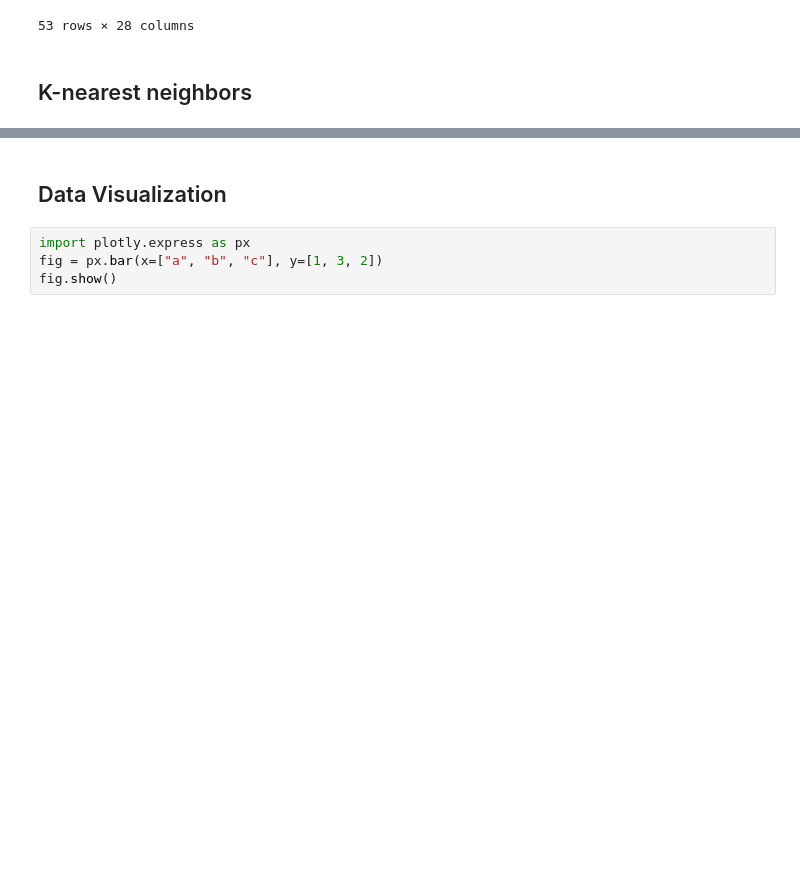
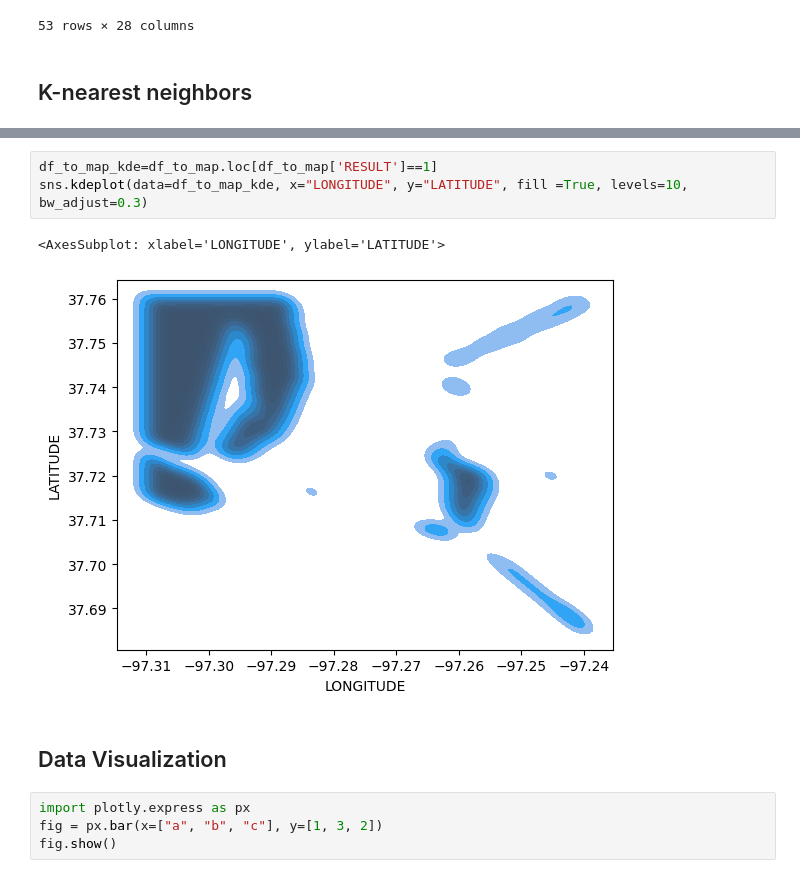
Before and after one commit to MarshallMor/Data-Science-Project, a Jupyter notebook: Group 5 Milestone 2.ipynb, the cells around one changed output, grey strips where cells are left out. Saved outputs shown, nothing was run; the diff lists cells and outputs as text; blank space fills up the shorter version.

```diff
--- a/Group 5 Milestone 2.ipynb
+++ b/Group 5 Milestone 2.ipynb
@@ -276,3 +392,9 @@ apartments_geolocation
+# %%
+df_to_map_kde=df_to_map.loc[df_to_map['RESULT']==1]
+sns.kdeplot(data=df_to_map_kde, x="LONGITUDE", y="LATITUDE", fill =True, levels=10, bw_adjust=0.3)
+# %% [output]
+<AxesSubplot: xlabel='LONGITUDE', ylabel='LATITUDE'>
+[figure, added]
 # %% [markdown]
 ## Data Visualization
 # %%
```
Also changed, not shown: parts of 9 cells of this notebook.
